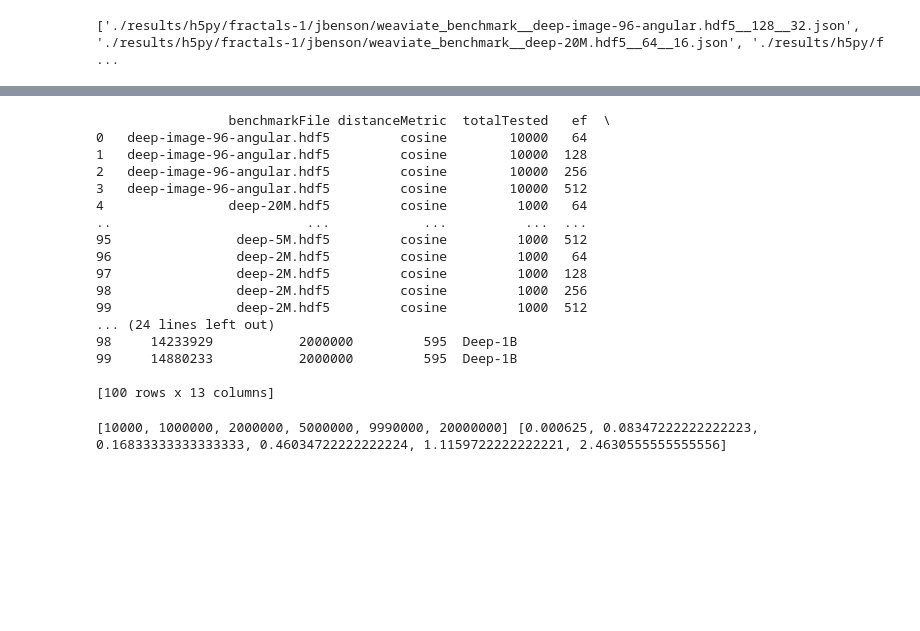
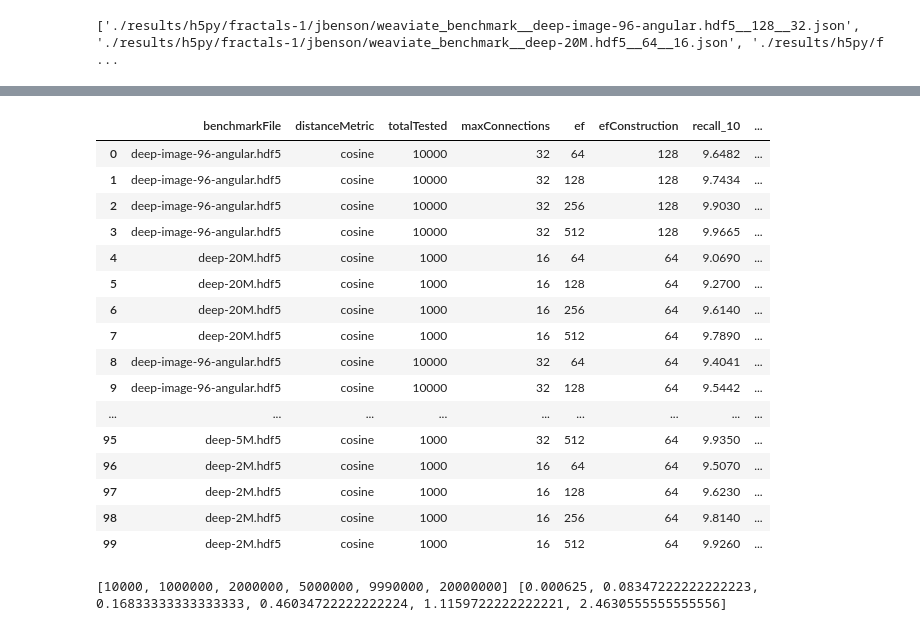
Before and after one commit to weaviate/weaviate-benchmarking, a Jupyter notebook: gsi/analyze.ipynb, the cells around one changed output, grey strips where cells are left out. Saved outputs shown, nothing was run; the diff lists cells and outputs as text; code cells hidden in the pictures; blank space fills up the shorter version.

```diff
--- a/gsi/analyze.ipynb
+++ b/gsi/analyze.ipynb
@@ -75,33 +78,35 @@ print(df)
 # %%
 # Augment with various columns
 
 def get_dset(row):
     if row['benchmarkFile'].find('deep')>=0:
         return 'Deep-1B'
     else:
         return "Unknown"
 
 df['dataset'] = df.apply( lambda row: get_dset(row), axis=1 )
 
-print(df)
+pd.reset_option('display.max_rows')
+pd.set_option('display.max_rows', None)
+df
 # %% [output]
-                 benchmarkFile distanceMetric  totalTested   ef  \
-0   deep-image-96-angular.hdf5         cosine        10000   64
-1   deep-image-96-angular.hdf5         cosine        10000  128
-2   deep-image-96-angular.hdf5         cosine        10000  256
-3   deep-image-96-angular.hdf5         cosine        10000  512
-4                deep-20M.hdf5         cosine         1000   64
-..                         ...            ...          ...  ...
-95                deep-5M.hdf5         cosine         1000  512
-96                deep-2M.hdf5         cosine         1000   64
-97                deep-2M.hdf5         cosine         1000  128
-98                deep-2M.hdf5         cosine         1000  256
-99                deep-2M.hdf5         cosine         1000  512
-... (24 lines left out)
-98     14233929           2000000         595  Deep-1B
-99     14880233           2000000         595  Deep-1B
-
-[100 rows x 13 columns]
+|  | benchmarkFile | distanceMetric | totalTested | maxConnections | ef | efConstruction | recall_10 | ... |
+| 0 | deep-image-96-angular.hdf5 | cosine | 10000 | 32 | 64 | 128 | 9.6482 | ... |
+| 1 | deep-image-96-angular.hdf5 | cosine | 10000 | 32 | 128 | 128 | 9.7434 | ... |
+| 2 | deep-image-96-angular.hdf5 | cosine | 10000 | 32 | 256 | 128 | 9.9030 | ... |
+| 3 | deep-image-96-angular.hdf5 | cosine | 10000 | 32 | 512 | 128 | 9.9665 | ... |
+| 4 | deep-20M.hdf5 | cosine | 1000 | 16 | 64 | 64 | 9.0690 | ... |
+| 5 | deep-20M.hdf5 | cosine | 1000 | 16 | 128 | 64 | 9.2700 | ... |
+| 6 | deep-20M.hdf5 | cosine | 1000 | 16 | 256 | 64 | 9.6140 | ... |
+| 7 | deep-20M.hdf5 | cosine | 1000 | 16 | 512 | 64 | 9.7890 | ... |
+| 8 | deep-image-96-angular.hdf5 | cosine | 10000 | 32 | 64 | 64 | 9.4041 | ... |
+| 9 | deep-image-96-angular.hdf5 | cosine | 10000 | 32 | 128 | 64 | 9.5442 | ... |
+| ... | ... | ... | ... | ... | ... | ... | ... | ... |
+| 95 | deep-5M.hdf5 | cosine | 1000 | 32 | 512 | 64 | 9.9350 | ... |
+| 96 | deep-2M.hdf5 | cosine | 1000 | 16 | 64 | 64 | 9.5070 | ... |
+| 97 | deep-2M.hdf5 | cosine | 1000 | 16 | 128 | 64 | 9.6230 | ... |
+| 98 | deep-2M.hdf5 | cosine | 1000 | 16 | 256 | 64 | 9.8140 | ... |
+| 99 | deep-2M.hdf5 | cosine | 1000 | 16 | 512 | 64 | 9.9260 | ... |
 # %%
 # Visualize import time for Deep-1B subsets
 
```
Also changed, not shown: parts of 2 cells of this notebook.
